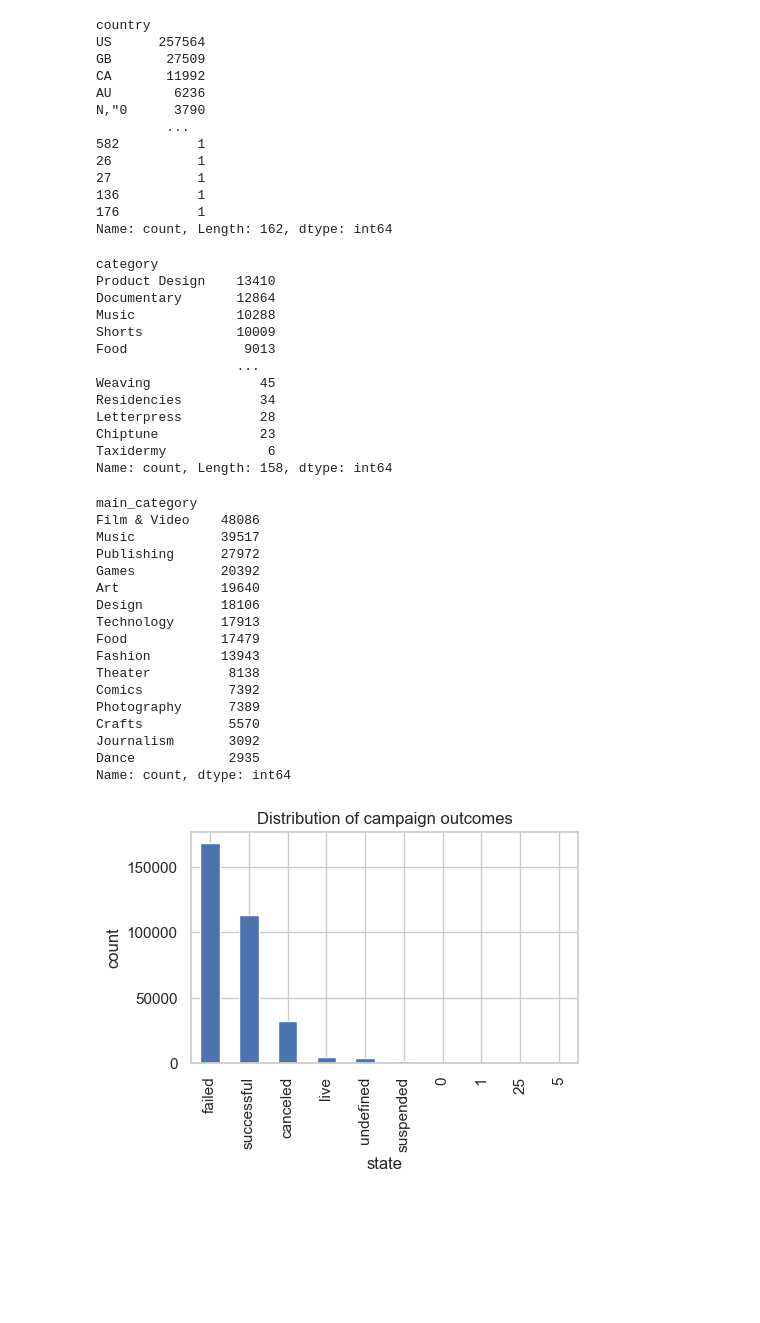
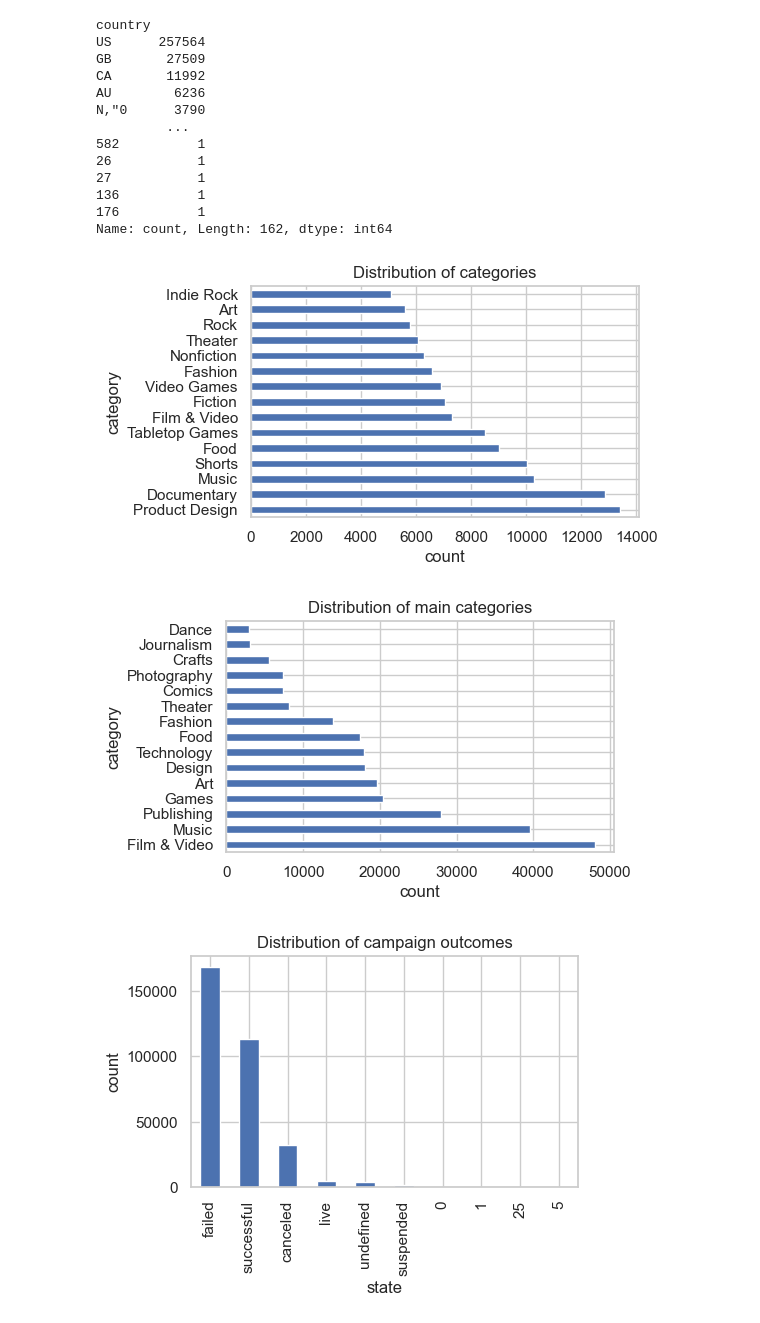
Before and after one commit to Sirraff/kickstarter_project, a Jupyter notebook: kick_learner.ipynb, the cells around one changed output. Cells and saved outputs as stored; diff of their text form; code cells hidden in the pictures; blank space fills up the shorter version.

```diff
--- a/kick_learner.ipynb
+++ b/kick_learner.ipynb
@@ -103,41 +103,23 @@ Name: count, Length: 162, dtype: int64
 dftest = df[df['country'] == 'US']
 dftest = dftest.drop(columns=["Unnamed: 13", "Unnamed: 14", "Unnamed: 15", "Unnamed: 16"])
 # %%
-dftest['category'].value_counts()
+category_counts = dftest['category'].value_counts().head(15)
+category_counts.plot.barh()
+plt.title('Distribution of categories')
+plt.xlabel('count')
+plt.ylabel('category')
+plt.show()
 # %% [output]
-category
-Product Design    13410
-Documentary       12864
-Music             10288
-Shorts            10009
-Food               9013
-                  ...
-Weaving              45
-Residencies          34
-Letterpress          28
-Chiptune             23
-Taxidermy             6
-Name: count, Length: 158, dtype: int64
+[figure, added]
 # %%
-dftest['main_category'].value_counts()
+main_category_count = dftest['main_category'].value_counts()
+main_category_count.plot.barh()
+plt.title('Distribution of main categories')
+plt.xlabel('count')
+plt.ylabel('category')
+plt.show()
 # %% [output]
-main_category
-Film & Video    48086
-Music           39517
-Publishing      27972
-Games           20392
-Art             19640
-Design          18106
-Technology      17913
-Food            17479
-Fashion         13943
-Theater          8138
-Comics           7392
-Photography      7389
-Crafts           5570
-Journalism       3092
-Dance            2935
-Name: count, dtype: int64
+[figure, added]
 # %%
 state_counts = df['state'].value_counts().head(10)
 state_counts.plot.bar()
```
Also changed, not shown: parts of 8 cells of this notebook, 1 other file.
